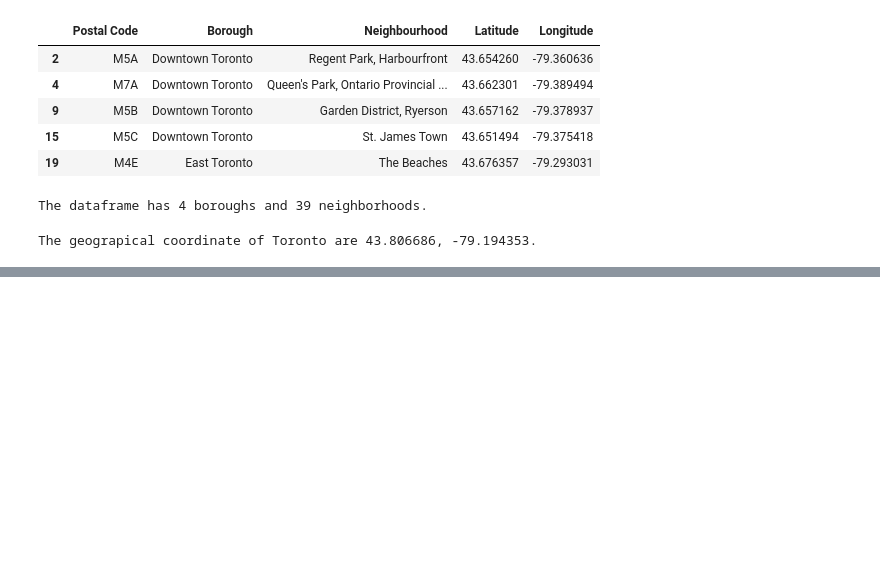
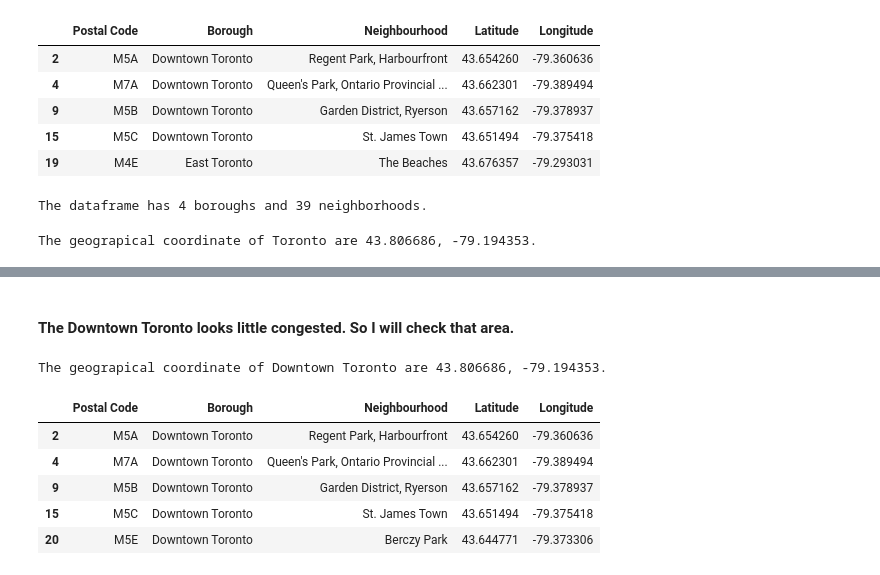
Before and after one commit to sunilkunchoor/Coursera_Applied_Data_Science_Capstone, a Jupyter notebook: Segmenting & Clustering Neighborhoods Toronto P3.ipynb, the cells around one changed output, grey strips where cells are left out. Drawn from its saved outputs; the diff is of its cells as text; code cells hidden in the pictures; blank space fills up the shorter version.

Commit message:
Updating the folio map
Updating folio map for Downtown Toronro

```diff
--- a/Segmenting & Clustering Neighborhoods Toronto P3.ipynb
+++ b/Segmenting & Clustering Neighborhoods Toronto P3.ipynb
@@ -125,3 +125,21 @@ for lat, lng, label in zip(df_toronto['Latitude'], df_toronto['Longitude'], df_t
 map_toronto
 # %% [output]
 [interactive output not drawn]
+# %% [markdown]
+#### The Downtown Toronto looks little congested. So I will check that area.
+# %%
+latitude_downtown = 43.654260
+longitude_downtown = -79.360636
+print('The geograpical coordinate of Downtown Toronto are {}, {}.'.format(latitude, longitude))
+# %% [output]
+The geograpical coordinate of Downtown Toronto are 43.806686, -79.194353.
+# %%
+df_toronto_downtown = df[df['Borough']=='Downtown Toronto']
+df_toronto_downtown.head()
+# %% [output]
+|  | Postal Code | Borough | Neighbourhood | Latitude | Longitude |
+| 2 | M5A | Downtown Toronto | Regent Park, Harbourfront | 43.654260 | -79.360636 |
+| 4 | M7A | Downtown Toronto | Queen's Park, Ontario Provincial ... | 43.662301 | -79.389494 |
+| 9 | M5B | Downtown Toronto | Garden District, Ryerson | 43.657162 | -79.378937 |
+| 15 | M5C | Downtown Toronto | St. James Town | 43.651494 | -79.375418 |
+| 20 | M5E | Downtown Toronto | Berczy Park | 43.644771 | -79.373306 |
```
Also changed, not shown: parts of 2 cells of this notebook.
